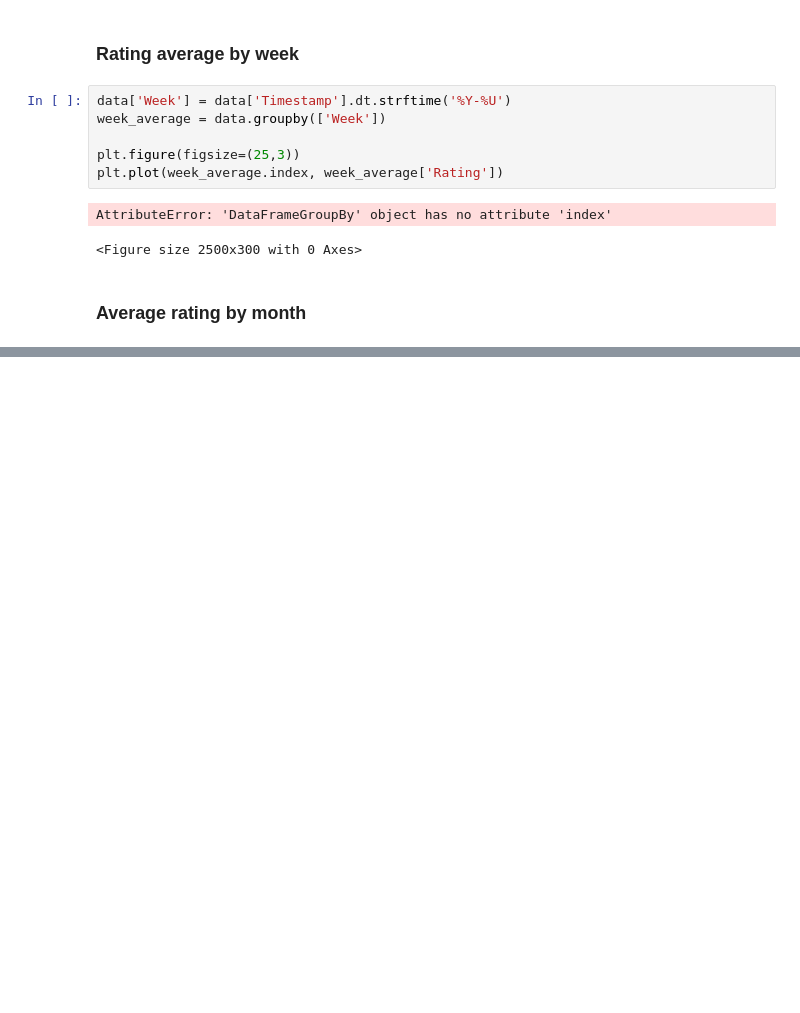
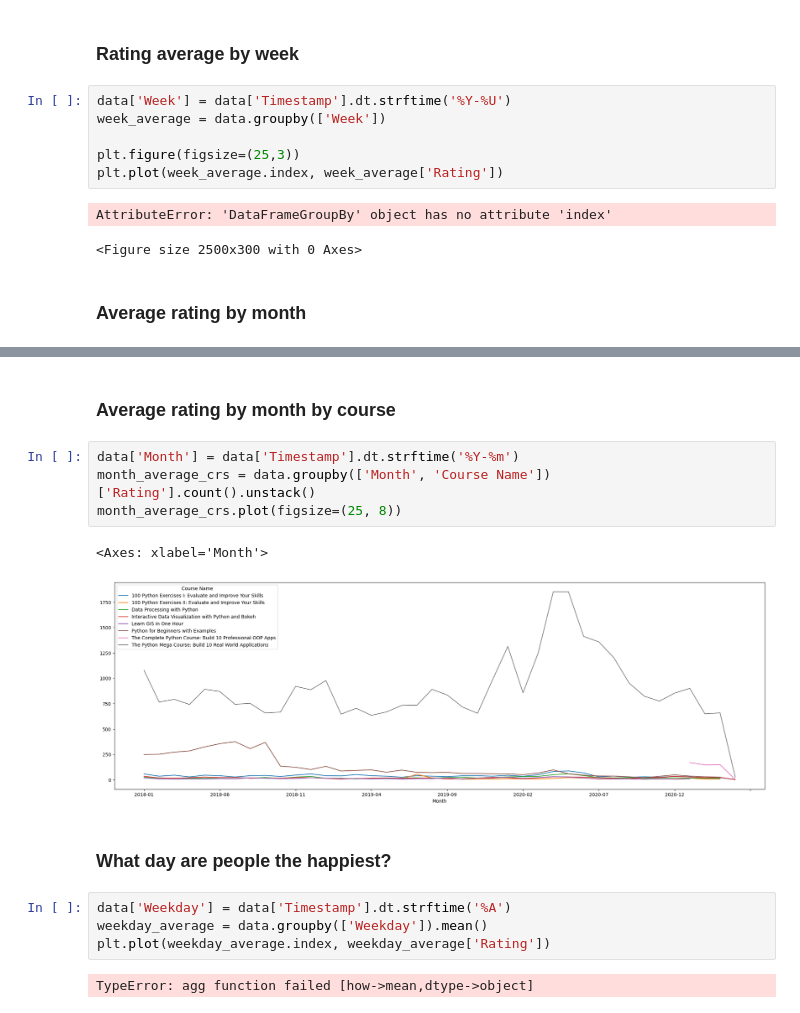
Before and after one commit to Macpdleonr/Python, a Jupyter notebook: Udemy/1Data Analysis and Visualization/Untitled.ipynb, the cells around one changed output, grey strips where cells are left out. Cells and saved outputs as stored; diff of their text form; blank space fills up the shorter version.

```diff
--- a/Udemy/1Data Analysis and Visualization/Untitled.ipynb
+++ b/Udemy/1Data Analysis and Visualization/Untitled.ipynb
@@ -56,0 +58,17 @@ TypeError: agg function failed [how->mean,dtype->object]
+# %% [markdown]
+### Average rating by month by course
+# %%
+data['Month'] = data['Timestamp'].dt.strftime('%Y-%m')
+month_average_crs = data.groupby(['Month', 'Course Name'])['Rating'].count().unstack()
+month_average_crs.plot(figsize=(25, 8))
+# %% [output]
+<Axes: xlabel='Month'>
+[figure, added]
+# %% [markdown]
+### What day are people the happiest?
+# %%
+data['Weekday'] = data['Timestamp'].dt.strftime('%A')
+weekday_average = data.groupby(['Weekday']).mean()
+plt.plot(weekday_average.index, weekday_average['Rating'])
+# %% [output]
+TypeError: agg function failed [how->mean,dtype->object]
```
Also changed, not shown: parts of 2 cells of this notebook.
